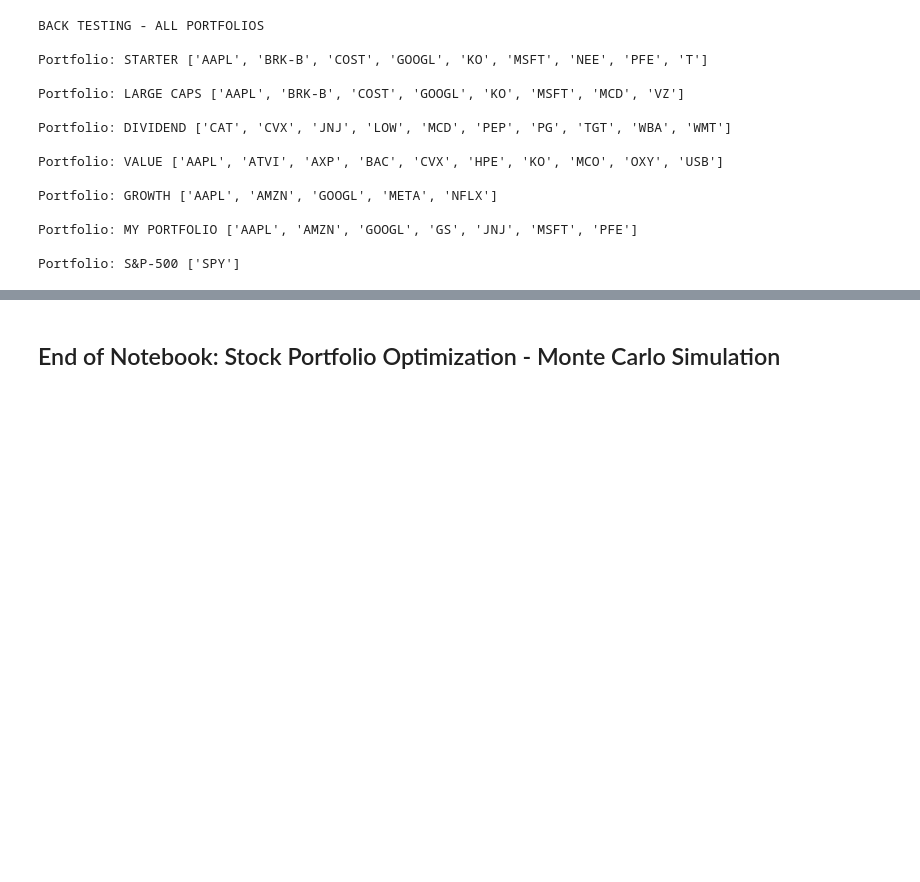
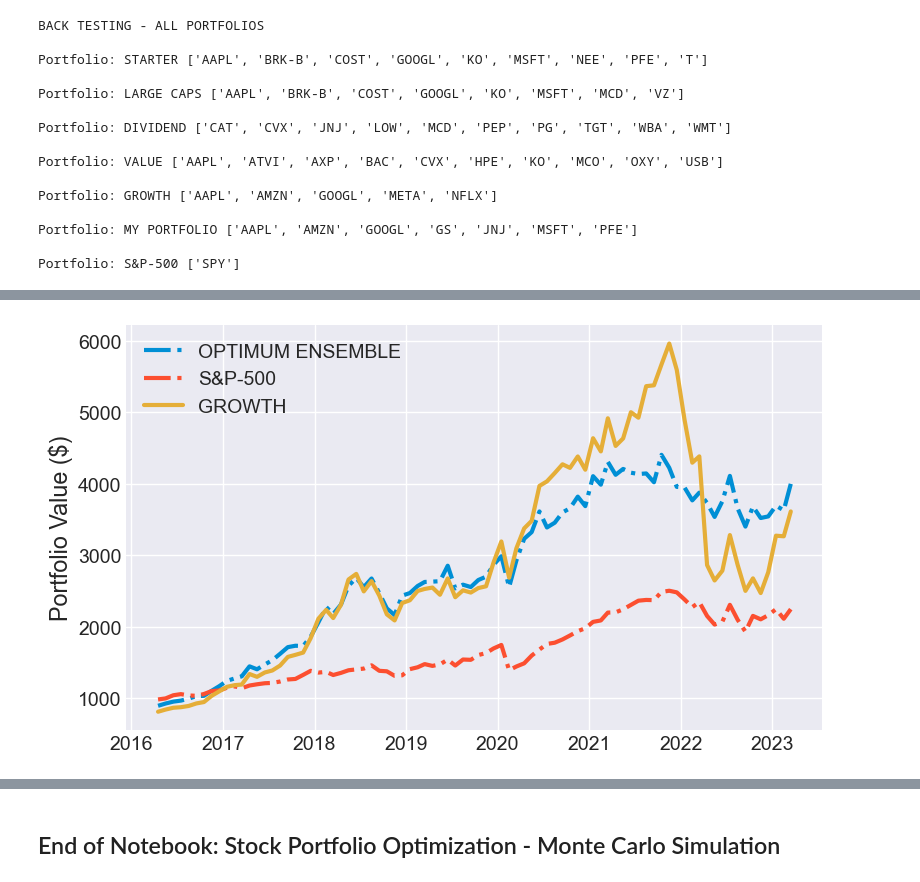
Before and after one commit to RayS1/Stock_Portfolio_Optimization, a Jupyter notebook: Stock_Portfolio_Optimization_Monte_Carlo_Simulation.ipynb, the cells around one changed output, grey strips where cells are left out. Saved outputs shown, nothing was run; the diff lists cells and outputs as text; code cells hidden in the pictures; blank space fills up the shorter version.

```diff
--- a/Stock_Portfolio_Optimization_Monte_Carlo_Simulation.ipynb
+++ b/Stock_Portfolio_Optimization_Monte_Carlo_Simulation.ipynb
@@ -973,0 +978,21 @@ plt.show()
+# %%
+# Plot comparison of historical performance for the top, S&P-500 aand "Optimum Ensemble"
+top_name = 'GROWTH'
+top_data = data[data['Portfolio'] == top_name]['Accumulated Value ($)'].to_list()
+snp500_data = data[data['Portfolio'] == 'S&P-500']['Accumulated Value ($)'].to_list()
+
+# Set up the plot
+plt.style.use('seaborn-darkgrid')
+plt.figure(figsize=(8,5))
+plt.ylabel('Portfolio Value ($)')
+
+# Plot line graphs
+plt.plot(dates, optimum_ensemble, label='OPTIMUM ENSEMBLE', linewidth=3, linestyle='-.')
+plt.plot(dates, snp500_data, label='S&P-500', linewidth=3, linestyle='-.')
+plt.plot(dates, top_data, label=top_name, linewidth=3, linestyle='-')
+
+# Now show the plot with legend
+plt.legend()
+plt.show()
+# %% [output]
+[figure, added]
```
Also changed, not shown: parts of 17 cells of this notebook, 1 other file.
